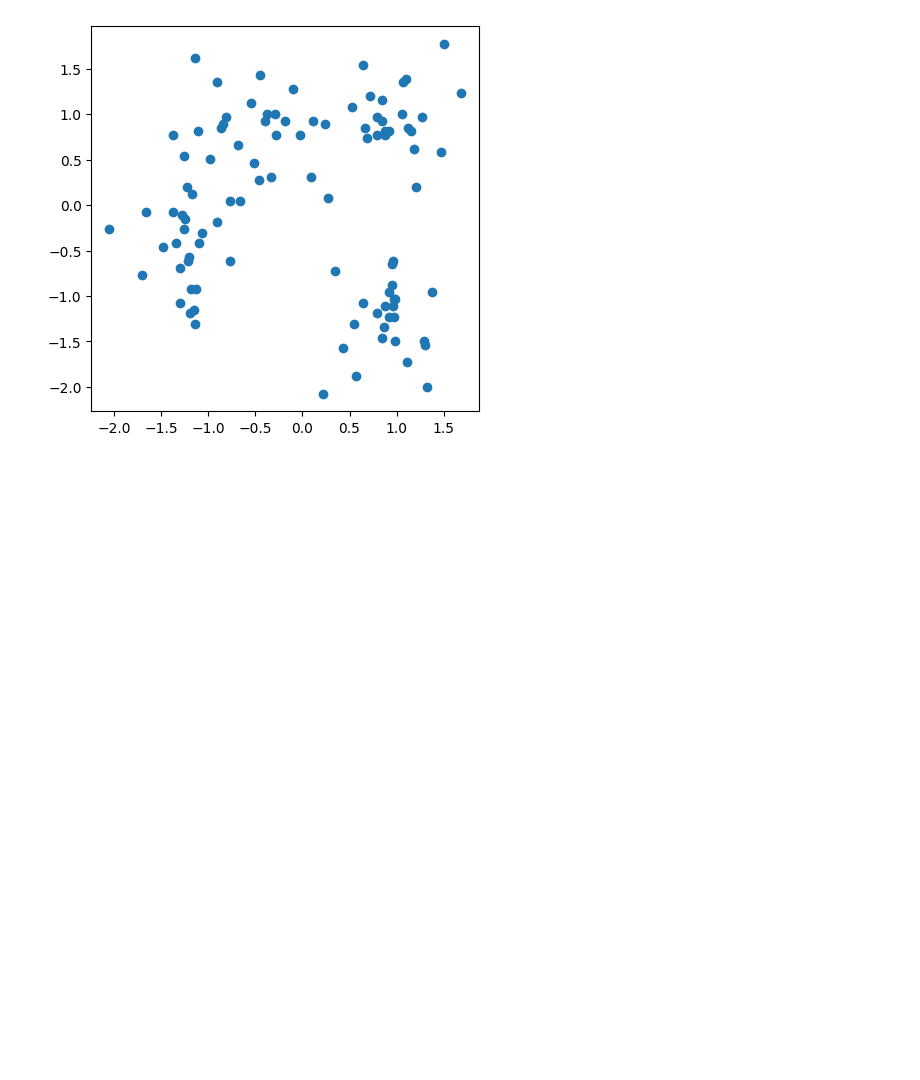
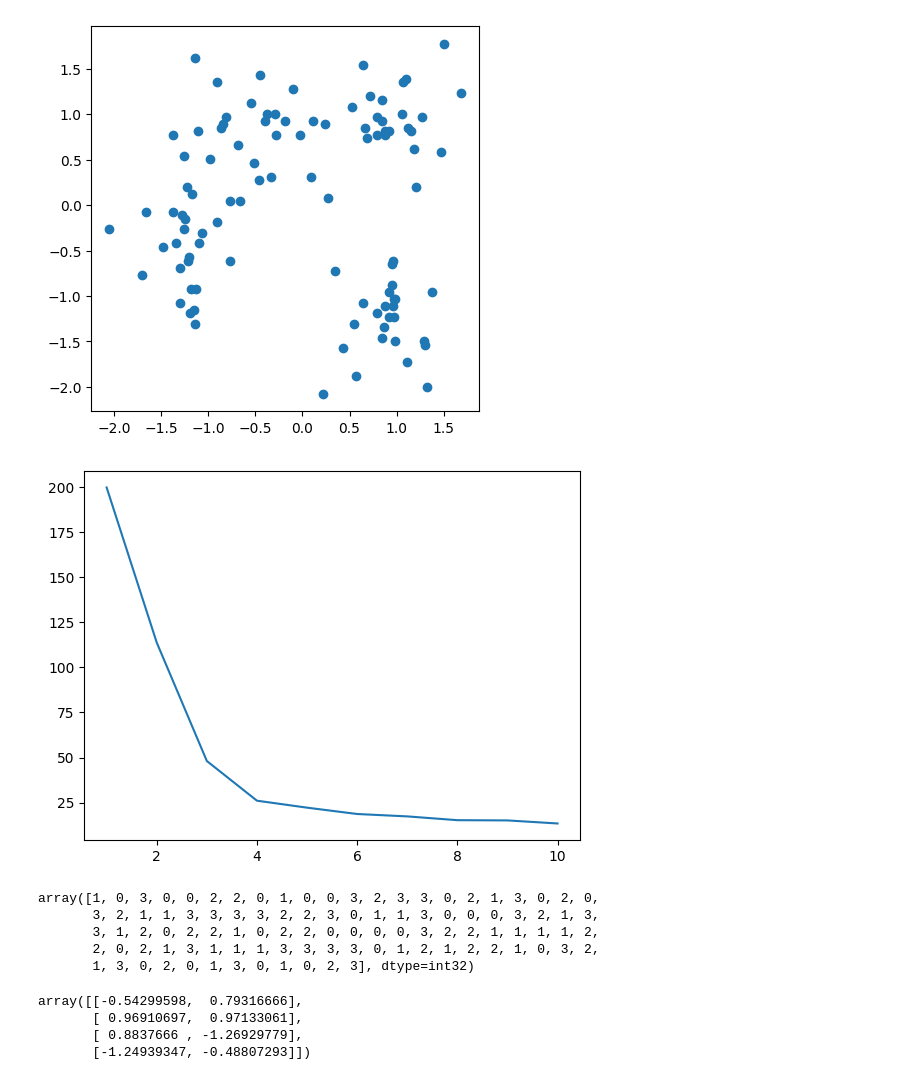
Before and after one commit to xangmln/ML_inflearn, a Jupyter notebook: K-Means.ipynb, the cells around one changed output. Cells and saved outputs as stored; diff of their text form; code cells hidden in the pictures; blank space fills up the shorter version.

Commit message:
k-means 실습 완료

```diff
--- a/K-Means.ipynb
+++ b/K-Means.ipynb
@@ -52,3 +55,15 @@ plt.scatter(X[:,0],X[:,1])
 plt.show()
 # %% [output]
 [figure]
+# %%
+from sklearn.cluster import KMeans
+inertia_list = []
+for i in range(1, 11):
+    kmeans = KMeans(n_clusters=i, init='k-means++', random_state=0)
+    kmeans.fit(X)
+    inertia_list.append(kmeans.inertia_)
+
+plt.plot(range(1,11), inertia_list)
+plt.show()
+# %% [output]
+[figure, added]
@@ -54,0 +75,16 @@ plt.show()
+# %%
+y_kmeans
+# %% [output]
+array([1, 0, 3, 0, 0, 2, 2, 0, 1, 0, 0, 3, 2, 3, 3, 0, 2, 1, 3, 0, 2, 0,
+       3, 2, 1, 1, 3, 3, 3, 3, 2, 2, 3, 0, 1, 1, 3, 0, 0, 0, 3, 2, 1, 3,
+       3, 1, 2, 0, 2, 2, 1, 0, 2, 2, 0, 0, 0, 0, 3, 2, 2, 1, 1, 1, 1, 2,
+       2, 0, 2, 1, 3, 1, 1, 1, 3, 3, 3, 3, 0, 1, 2, 1, 2, 2, 1, 0, 3, 2,
+       1, 3, 0, 2, 0, 1, 3, 0, 1, 0, 2, 3], dtype=int32)
+# %%
+centers = kmeans.cluster_centers_
+centers
+# %% [output]
+array([[-0.54299598,  0.79316666],
+       [ 0.96910697,  0.97133061],
+       [ 0.8837666 , -1.26929779],
+       [-1.24939347, -0.48807293]])
```
Also changed, not shown: parts of 9 cells of this notebook.
